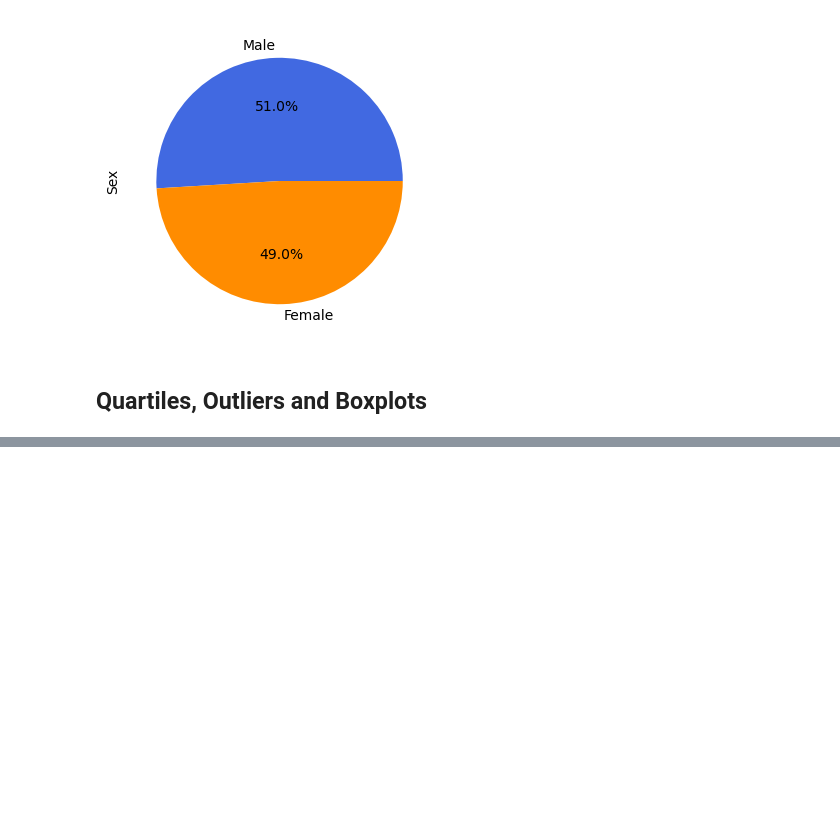
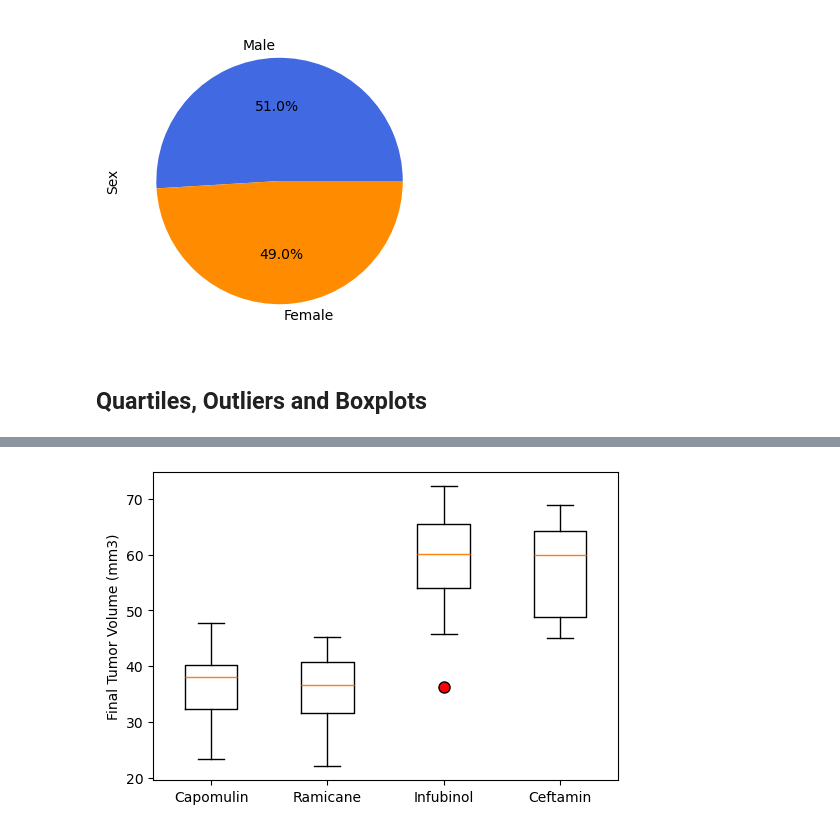
Before and after one commit to Ernawaty2024/matplotlib_challenge, a Jupyter notebook: Pymaceuticals/Pymaceuticals.ipynb.ipynb, the cells around one changed output, grey strips where cells are left out. Drawn from its saved outputs; the diff is of its cells as text; code cells hidden in the pictures; blank space fills up the shorter version.

```diff
--- a/Pymaceuticals/Pymaceuticals.ipynb.ipynb
+++ b/Pymaceuticals/Pymaceuticals.ipynb.ipynb
@@ -210,6 +210,8 @@ plt.show()
 # Capomulin, Ramicane, Infubinol, and Ceftamin
 
 # Start by getting the last (greatest) timepoint for each mouse
-
+cleaned_df_max = cleaned_df.groupby("Mouse ID")["Timepoint"].max().reset_index()
+cleaned_df_max
 
 # Merge this group df with the original DataFrame to get the tumor volume at the last timepoint
+last_timepoint_tumor_volume = pd.merge(cleaned_df_max, cleaned_df, how="left",on=['Mouse ID','Timepoint'])
@@ -215,0 +276,12 @@ plt.show()
+# %%
+# Generate a box plot that shows the distrubution of the tumor volume for each treatment group.
+plt.figure(figsize=(6,4))
+
+flierprops = dict(marker='o', markerfacecolor='red',markersize = 8, linestyle = 'none')
+plt.boxplot(tumor_vol_data, labels = treatment_regime, flierprops=flierprops)
+
+plt.ylabel("Final Tumor Volume (mm3)")
+
+plt.show()
+# %% [output]
+[figure, added]
```
Also changed, not shown: parts of 3 cells of this notebook.
